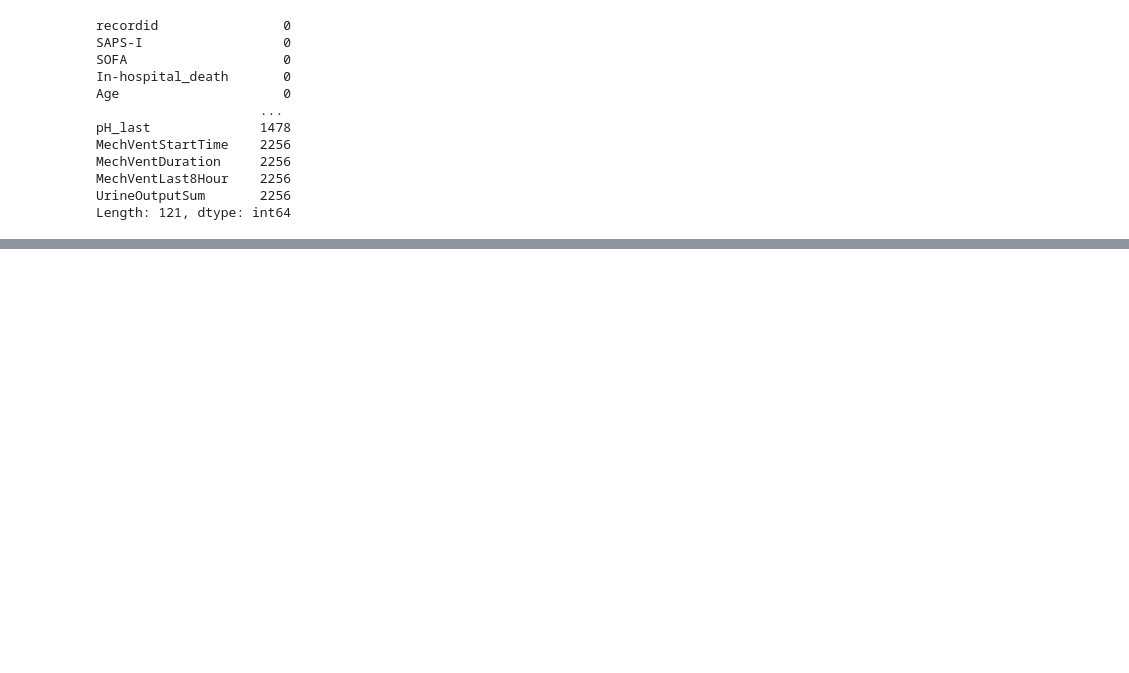
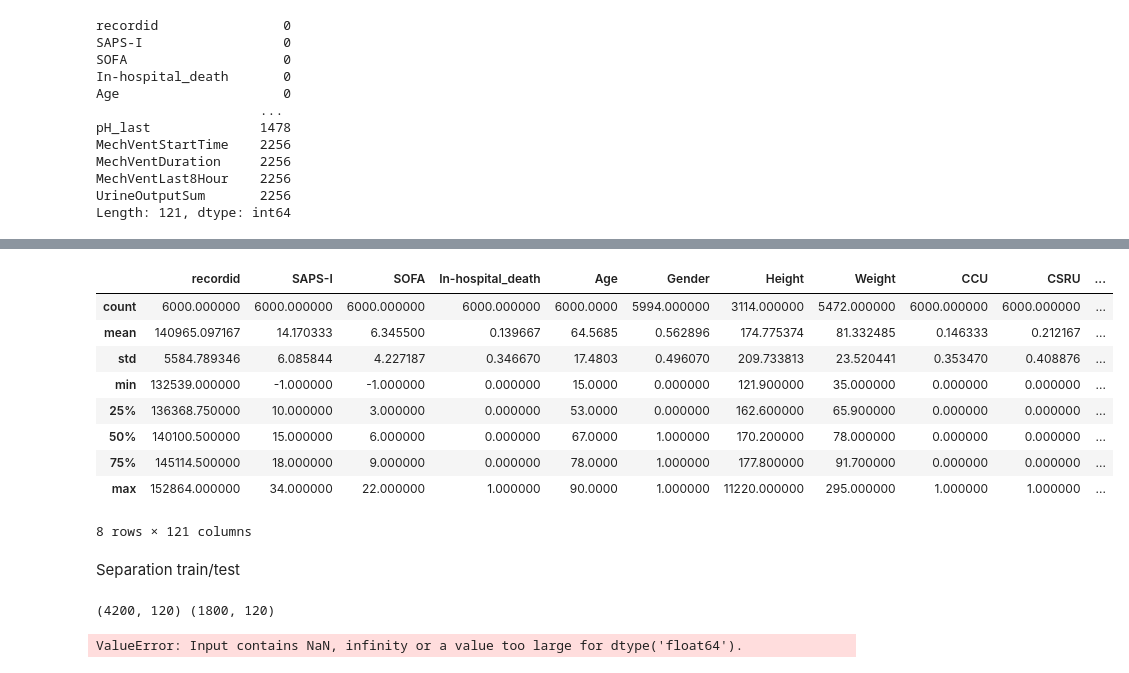
Before and after one commit to GabrieleCalamai/ICU-challenge, a Jupyter notebook: Challenge.ipynb, the cells around one changed output, grey strips where cells are left out. Drawn from its saved outputs; the diff is of its cells as text; code cells hidden in the pictures; blank space fills up the shorter version.

```diff
--- a/Challenge.ipynb
+++ b/Challenge.ipynb
@@ -34,0 +156,15 @@ Length: 121, dtype: int64
+# %%
+df.describe()#['DiasABP_last']
+# %% [output]
+|  | recordid | SAPS-I | SOFA | In-hospital_death | Age | Gender | Height | Weight | CCU | CSRU | ... |
+| count | 6000.000000 | 6000.000000 | 6000.000000 | 6000.000000 | 6000.0000 | 5994.000000 | 3114.000000 | 5472.000000 | 6000.000000 | 6000.000000 | ... |
+| mean | 140965.097167 | 14.170333 | 6.345500 | 0.139667 | 64.5685 | 0.562896 | 174.775374 | 81.332485 | 0.146333 | 0.212167 | ... |
+| std | 5584.789346 | 6.085844 | 4.227187 | 0.346670 | 17.4803 | 0.496070 | 209.733813 | 23.520441 | 0.353470 | 0.408876 | ... |
+| min | 132539.000000 | -1.000000 | -1.000000 | 0.000000 | 15.0000 | 0.000000 | 121.900000 | 35.000000 | 0.000000 | 0.000000 | ... |
+| 25% | 136368.750000 | 10.000000 | 3.000000 | 0.000000 | 53.0000 | 0.000000 | 162.600000 | 65.900000 | 0.000000 | 0.000000 | ... |
+| 50% | 140100.500000 | 15.000000 | 6.000000 | 0.000000 | 67.0000 | 1.000000 | 170.200000 | 78.000000 | 0.000000 | 0.000000 | ... |
+| 75% | 145114.500000 | 18.000000 | 9.000000 | 0.000000 | 78.0000 | 1.000000 | 177.800000 | 91.700000 | 0.000000 | 0.000000 | ... |
+| max | 152864.000000 | 34.000000 | 22.000000 | 1.000000 | 90.0000 | 1.000000 | 11220.000000 | 295.000000 | 1.000000 | 1.000000 | ... |
+8 rows × 121 columns
+# %% [markdown]
+Separation train/test
@@ -34,0 +179,22 @@ Length: 121, dtype: int64
+# %%
+from sklearn.model_selection import train_test_split
+X_train, X_test, y_train, y_test = train_test_split(X, y,
+                                                    test_size =0.30,
+                                                    stratify=y,
+                                                    random_state= 123)
+print(X_train.shape, X_test.shape)
+# %% [output]
+(4200, 120) (1800, 120)
+# %%
+# Naive Bayes
+from sklearn.naive_bayes import GaussianNB #or alternative NB implementations
+
+model = GaussianNB()
+
+model.fit(X_train,y_train)
+y_pred=model.predict(X_test)
+
+from sklearn.metrics import f1_score
+print("f1_test: ", f1_score(y_test, y_pred))
+# %% [output]
+ValueError: Input contains NaN, infinity or a value too large for dtype('float64').
```
Also changed, not shown: parts of 9 cells of this notebook.
